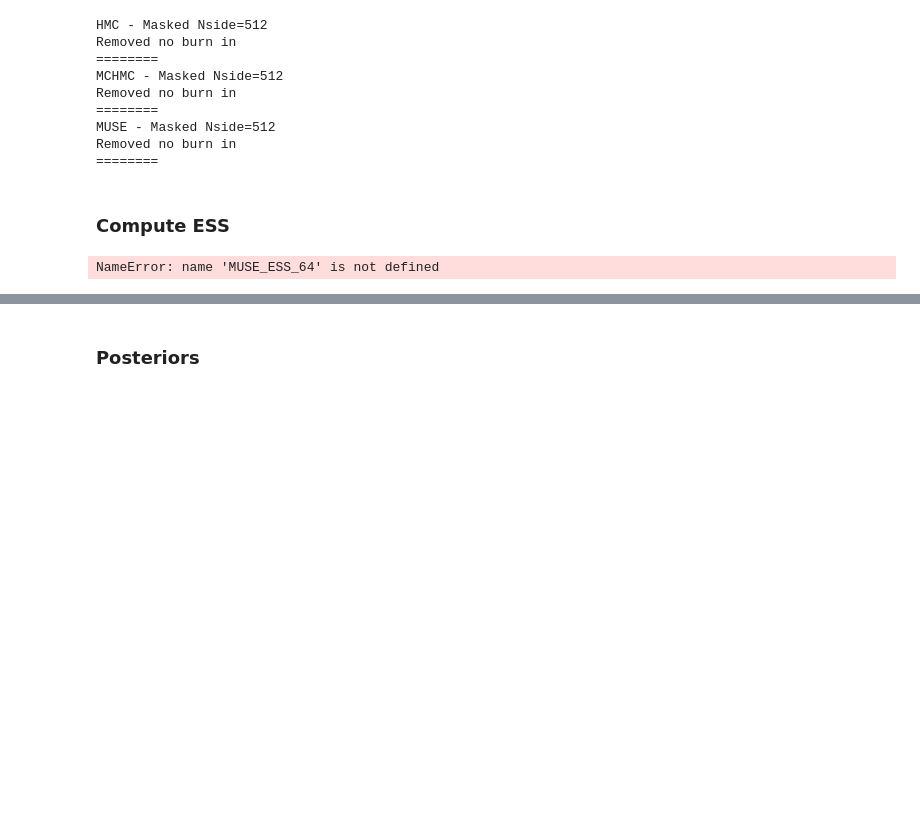
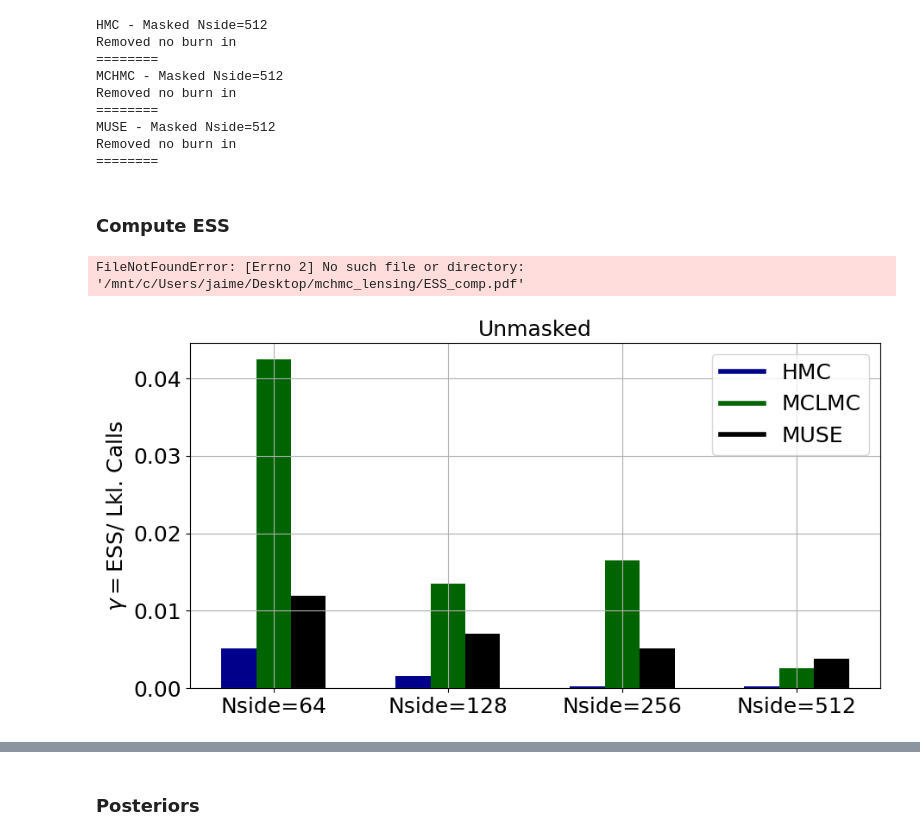
Before and after one commit to JaimeRZP/CMBLensingInferenceTestProblem, a Jupyter notebook: plotting/plotting.ipynb, the cells around one changed output, grey strips where cells are left out. Saved outputs shown, nothing was run; the diff lists cells and outputs as text; code cells hidden in the pictures; blank space fills up the shorter version.

```diff
--- a/plotting/plotting.ipynb
+++ b/plotting/plotting.ipynb
@@ -32,7 +32,7 @@ HMC_256_path  = "../new_summaries/unmasked/HMC_summaries_use_map_true_masking_fa
 MCHMC_256_path  = "../new_summaries/unmasked/MCHMC_summaries_Nside_256_use_map_true_masking_false_precond_nothing_L_70.0_TEV_5.0e-5/"
 
 HMC_512_path  = "../new_summaries/unmasked/HMC_summaries_use_map_true_masking_false_Nside_512_N_25_ϵ_0.005/"
-MCHMC_512_path  = "../new_summaries/unmasked/MCHMC_summaries_Nside_512_use_map_true_masking_false_precond_nothing_L_70.0_TEV_5.0e-5/"
+MCHMC_512_path  = "../new_summaries/unmasked/MCHMC_summaries_Nside_512_use_map_true_masking_false_precond_nothing_L_70.0_TEV_1.0e-5/"
 # %%
 HMC_hyperparams_64_eps_01 = np.load("../new_summaries/test/HMC_hyperparams_Nside_64_eps_01.npz")
 HMC_hyperparams_64_eps_005 = np.load("../new_summaries/test/HMC_hyperparams_Nside_64_eps_005.npz")
@@ -157,9 +218,39 @@ ESS_64  = np.array([0.0052, np.min(MCHMC_ESS_64["ESS_per_lkl"]),  np.min(MUSE_ES
 ESS_128 = np.array([0.0016, np.min(MCHMC_ESS_128["ESS_per_lkl"]), np.min(MUSE_ESS_128["ESS_per_lkl"])])
 ESS_256 = np.array([0.00030,np.min(MCHMC_ESS_256["ESS_per_lkl"]), np.min(MUSE_ESS_256["ESS_per_lkl"])])
 ESS_512 = np.array([0.000285, np.min(MCHMC_ESS_512["ESS_per_lkl"]), np.min(MUSE_ESS_512["ESS_per_lkl"])])
+
+ESS_512_comp = np.array([
+    np.min(MCHMC_ESS_512_TEV_01["ESS_per_lkl"]),
+    np.min(MCHMC_ESS_512_TEV_005["ESS_per_lkl"]),
+    np.min(MCHMC_ESS_512_TEV_0001["ESS_per_lkl"]),
+    np.min(MUSE_ESS_512["ESS_per_lkl"])])
-# %% [output]
-NameError: name 'MUSE_ESS_64' is not defined
 # %%
 nsides = np.array([64, 128, 256, 512])
 samplers = np.array(['HMC', 'MCLMC', 'MUSE'])
+# %%
+colors  =  ['darkblue', 'darkgreen', 'black']
+X = np.arange(3)/5
+fig = plt.figure(figsize=(8,4))
+ax = fig.add_axes([0,0,1,1])
+
+ax.bar(X,     ESS_64,  color = colors, width = 0.2)
+ax.bar(X + 1, ESS_128, color = colors, width = 0.2)
+ax.bar(X + 2, ESS_256, color = colors, width = 0.2)
+ax.bar(X + 3, ESS_512, color = colors, width = 0.2)
+
+plt.ylabel(r"$\gamma=$ESS/ Lkl. Calls")
+plt.xticks(np.array([X[1], X[1]+1, X[1]+2, X[1]+3]).flatten(),
+           np.array([['Nside=64'], ['Nside=128'], ['Nside=256'], ['Nside=512']]).flatten())
+plt.grid()
+plt.title("Unmasked")
+
+custom_lines = [Line2D([0], [0], color='darkblue', lw=4),
+                Line2D([0], [0], color='darkgreen', lw=4),
+                Line2D([0], [0], color='black', lw=4)]
+plt.legend(custom_lines, samplers)
+plt.savefig("/mnt/c/Users/jaime/Desktop/mchmc_lensing/ESS_comp.pdf", bbox_inches='tight')
+plt.show()
+# %% [output]
+FileNotFoundError: [Errno 2] No such file or directory: '/mnt/c/Users/jaime/Desktop/mchmc_lensing/ESS_comp.pdf'
+[figure, added]
 # %%
```
Also changed, not shown: parts of 22 cells of this notebook.
